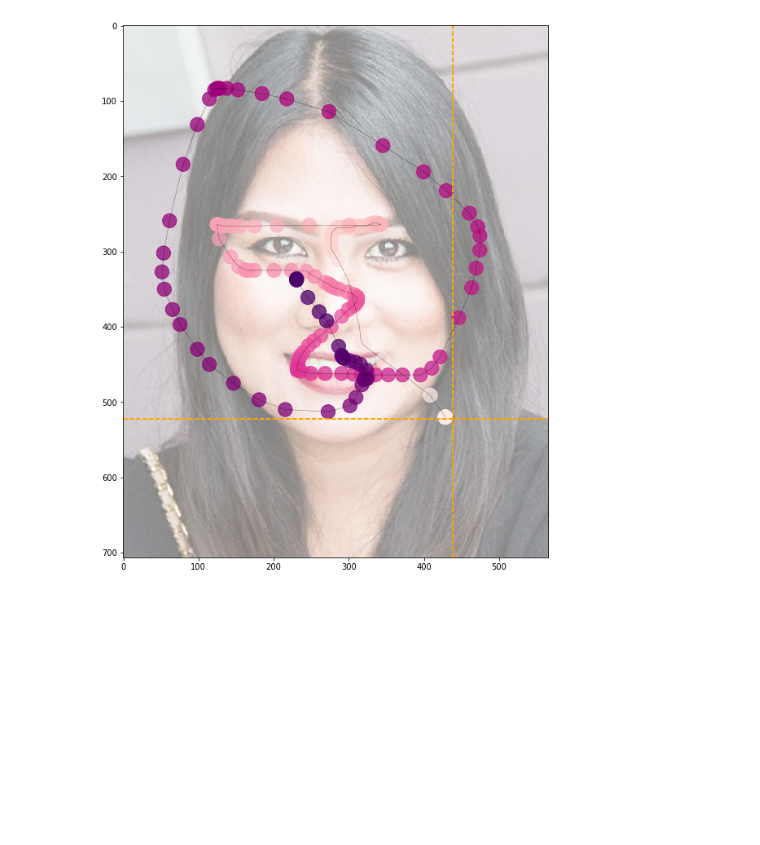
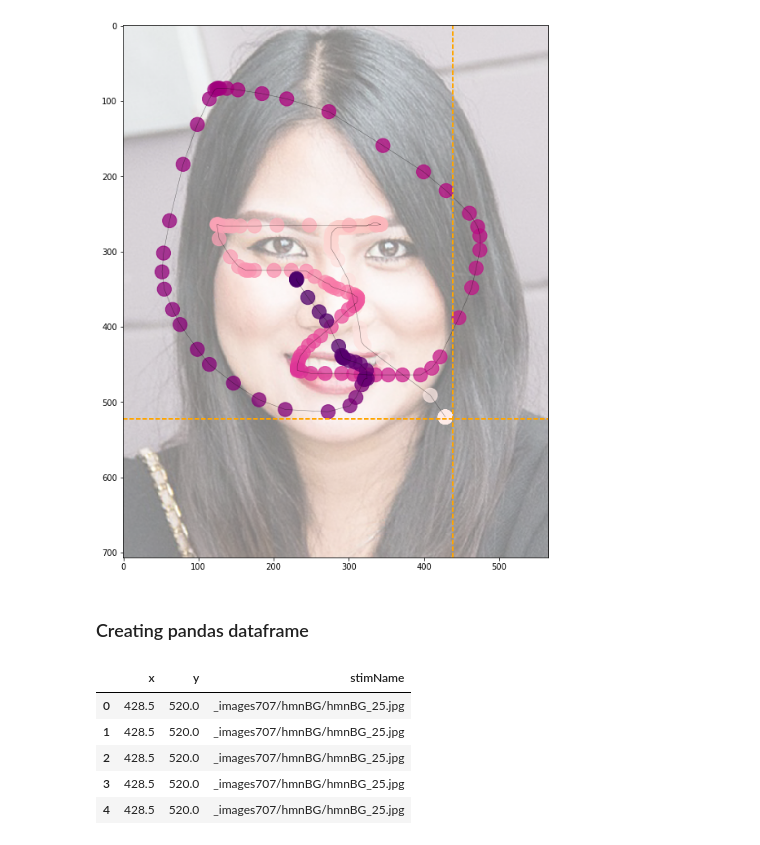
Before and after one commit to jeffmacinnes/cursorTracking, a Jupyter notebook: scripts/sandbox/plotRawData.ipynb, the cells around one changed output. Cells and saved outputs as stored; diff of their text form; code cells hidden in the pictures; blank space fills up the shorter version.

```diff
--- a/scripts/sandbox/plotRawData.ipynb
+++ b/scripts/sandbox/plotRawData.ipynb
@@ -92,3 +92,18 @@ plt.axvline(x=fixX, color='orange', ls='--', lw=2)
 # %% [output]
 <matplotlib.lines.Line2D at 0x...>
 [figure]
+# %% [markdown]
+### Creating pandas dataframe
+# %%
+df = pd.DataFrame({'x':x, 'y':y})
+# %%
+df['stimName'] = trial['stimName']
+# %%
+df.head()
+# %% [output]
+|  | x | y | stimName |
+| 0 | 428.5 | 520.0 | _images707/hmnBG/hmnBG_25.jpg |
+| 1 | 428.5 | 520.0 | _images707/hmnBG/hmnBG_25.jpg |
+| 2 | 428.5 | 520.0 | _images707/hmnBG/hmnBG_25.jpg |
+| 3 | 428.5 | 520.0 | _images707/hmnBG/hmnBG_25.jpg |
+| 4 | 428.5 | 520.0 | _images707/hmnBG/hmnBG_25.jpg |
```
Also changed, not shown: 1 other file.
